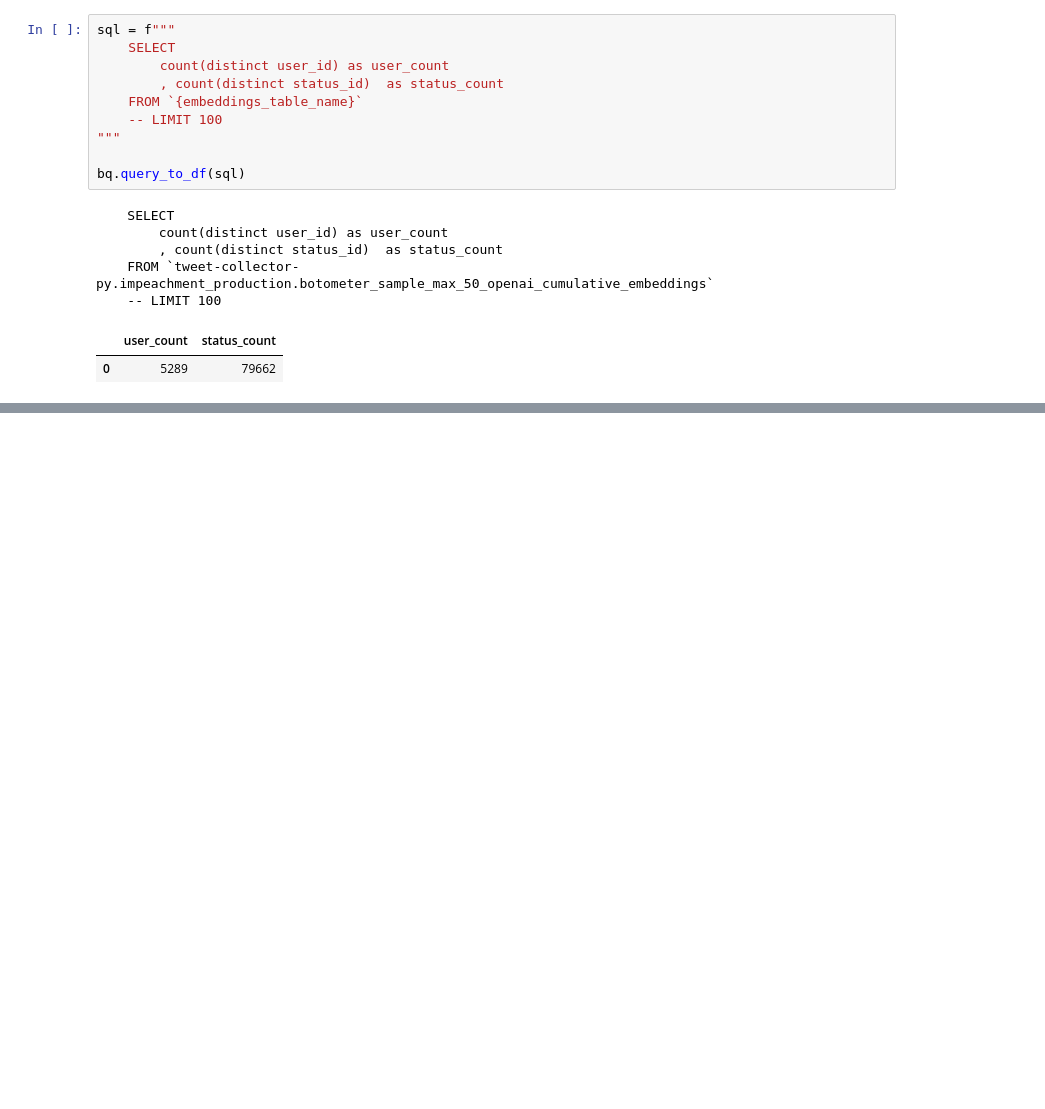
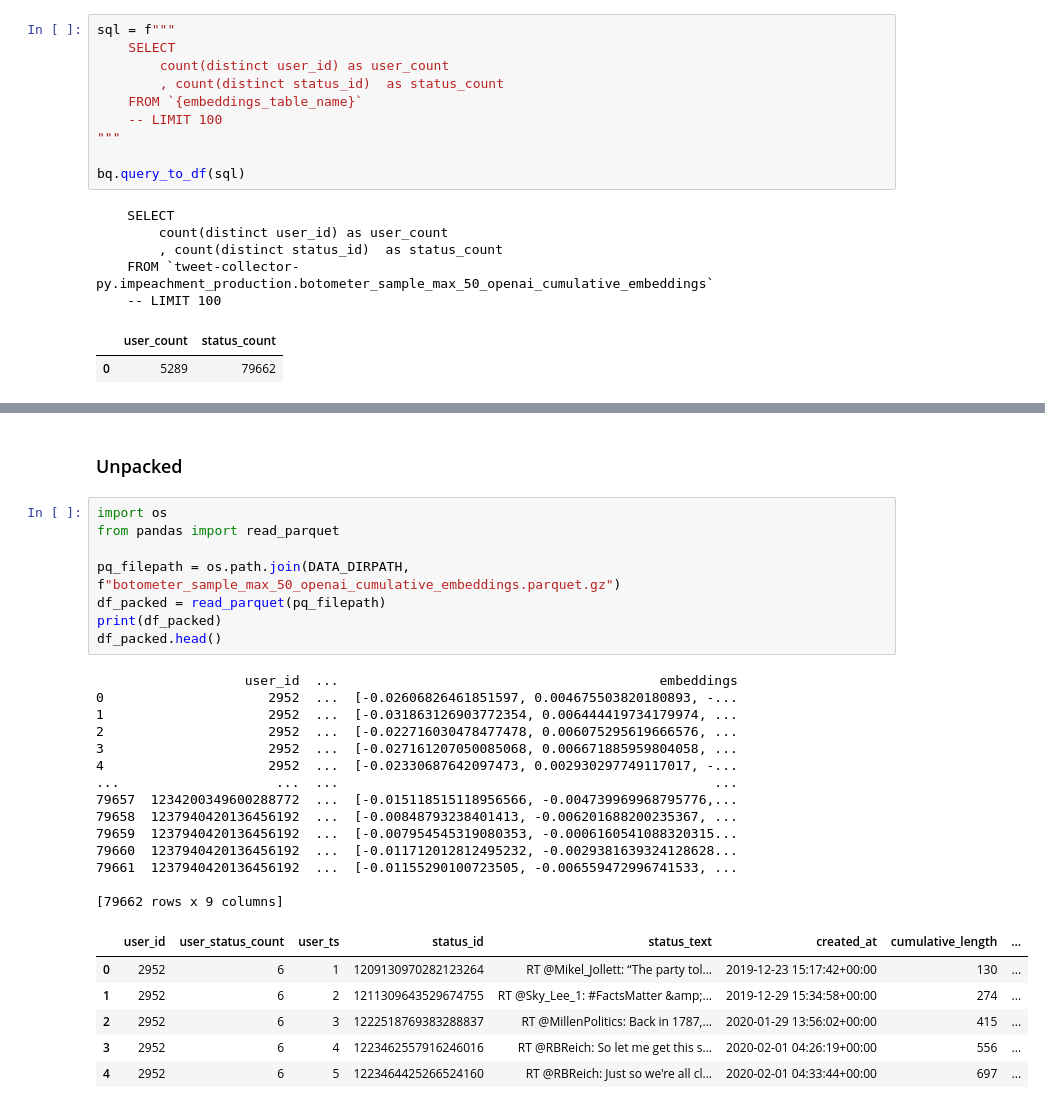
Before and after one commit to s2t2/openai-embeddings-2023, a Jupyter notebook: notebooks/openai_embeddings_v2/Embeddings_Drift_Fetching_Cumulative_Timeline_Embeddings_20240218.ipynb, the cells around one changed output, grey strips where cells are left out. Cells and saved outputs as stored; diff of their text form; blank space fills up the shorter version.

Commit message:
Add unpacked version of CSV file

```diff
--- a/notebooks/openai_embeddings_v2/Embeddings_Drift_Fetching_Cumulative_Timeline_Embeddings_20240218.ipynb
+++ b/notebooks/openai_embeddings_v2/Embeddings_Drift_Fetching_Cumulative_Timeline_Embeddings_20240218.ipynb
@@ -737,3 +737,34 @@ bq.query_to_df(sql)
 | 7 | 1219819336266928129 | 50 | 20 | 1223094300386291712 | 2605 | RT @thebradfordfile: Trump is the... | [-0.020268414169549942, -0.004312... |
 | 8 | 1219835726235197441 | 50 | 1 | 1219990104732815360 | 130 | RT @BillKristol: Right. Because i... | [-0.03653779253363609, -0.0358255... |
 | 9 | 1219835726235197441 | 50 | 2 | 1220412123127468033 | 261 | RT @BillKristol: Right. Because i... | [-0.018464352935552597, -0.035196... |
+# %% [markdown]
+### Unpacked
+# %%
+import os
+from pandas import read_parquet
+
+pq_filepath = os.path.join(DATA_DIRPATH, f"botometer_sample_max_50_openai_cumulative_embeddings.parquet.gz")
+df_packed = read_parquet(pq_filepath)
+print(df_packed)
+df_packed.head()
+# %% [output]
+                   user_id  ...                                         embeddings
+0                     2952  ...  [-0.02606826461851597, 0.004675503820180893, -...
+1                     2952  ...  [-0.031863126903772354, 0.006444419734179974, ...
+2                     2952  ...  [-0.022716030478477478, 0.006075295619666576, ...
+3                     2952  ...  [-0.027161207050085068, 0.006671885959804058, ...
+4                     2952  ...  [-0.02330687642097473, 0.002930297749117017, -...
+...                    ...  ...                                                ...
+79657  1234200349600288772  ...  [-0.015118515118956566, -0.004739969968795776,...
+79658  1237940420136456192  ...  [-0.00848793238401413, -0.006201688200235367, ...
+79659  1237940420136456192  ...  [-0.007954545319080353, -0.0006160541088320315...
+79660  1237940420136456192  ...  [-0.011712012812495232, -0.0029381639324128628...
+79661  1237940420136456192  ...  [-0.01155290100723505, -0.006559472996741533, ...
+
+[79662 rows x 9 columns]
+|  | user_id | user_status_count | user_ts | status_id | status_text | created_at | cumulative_length | ... |
+| 0 | 2952 | 6 | 1 | 1209130970282123264 | RT @Mikel_Jollett: “The party tol... | 2019-12-23 15:17:42+00:00 | 130 | ... |
+| 1 | 2952 | 6 | 2 | 1211309643529674755 | RT @Sky_Lee_1: #FactsMatter &amp;... | 2019-12-29 15:34:58+00:00 | 274 | ... |
+| 2 | 2952 | 6 | 3 | 1222518769383288837 | RT @MillenPolitics: Back in 1787,... | 2020-01-29 13:56:02+00:00 | 415 | ... |
+| 3 | 2952 | 6 | 4 | 1223462557916246016 | RT @RBReich: So let me get this s... | 2020-02-01 04:26:19+00:00 | 556 | ... |
+| 4 | 2952 | 6 | 5 | 1223464425266524160 | RT @RBReich: Just so we're all cl... | 2020-02-01 04:33:44+00:00 | 697 | ... |
```
Also changed, not shown: parts of 3 cells of this notebook, 1 other file.
